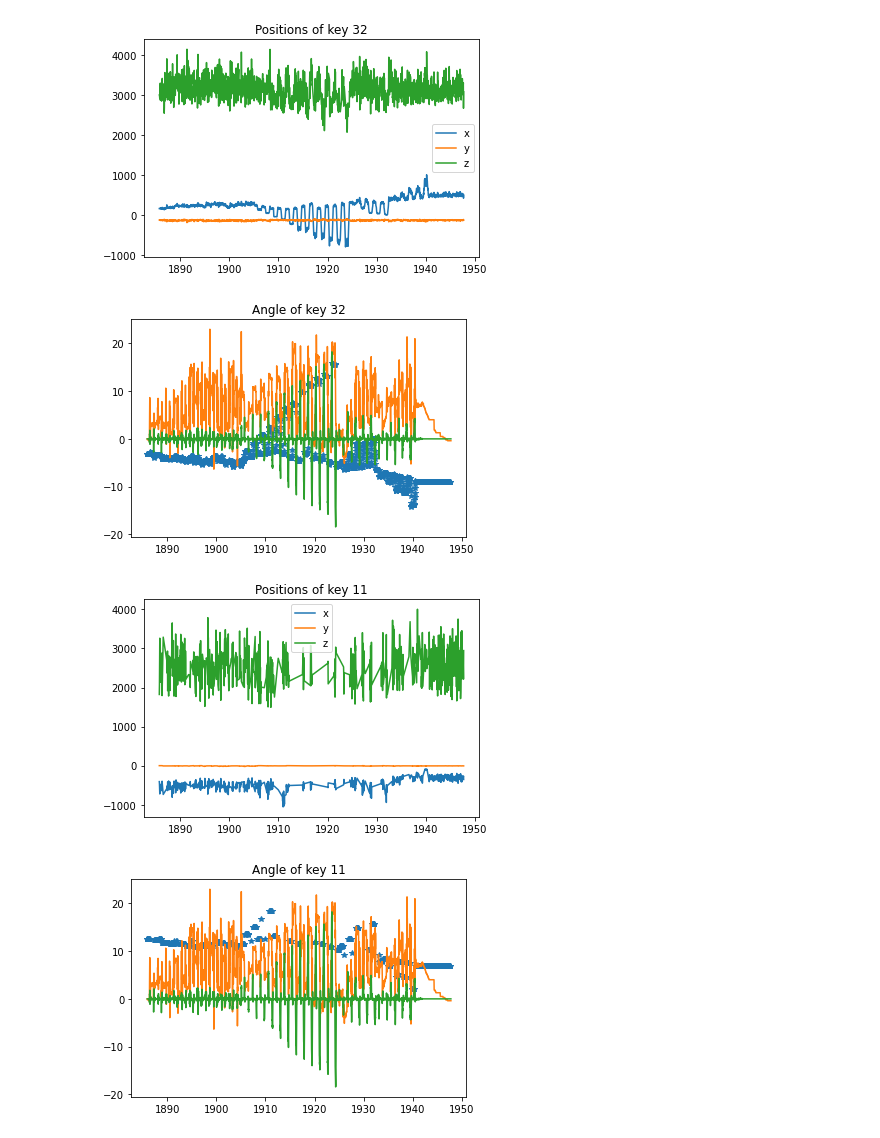
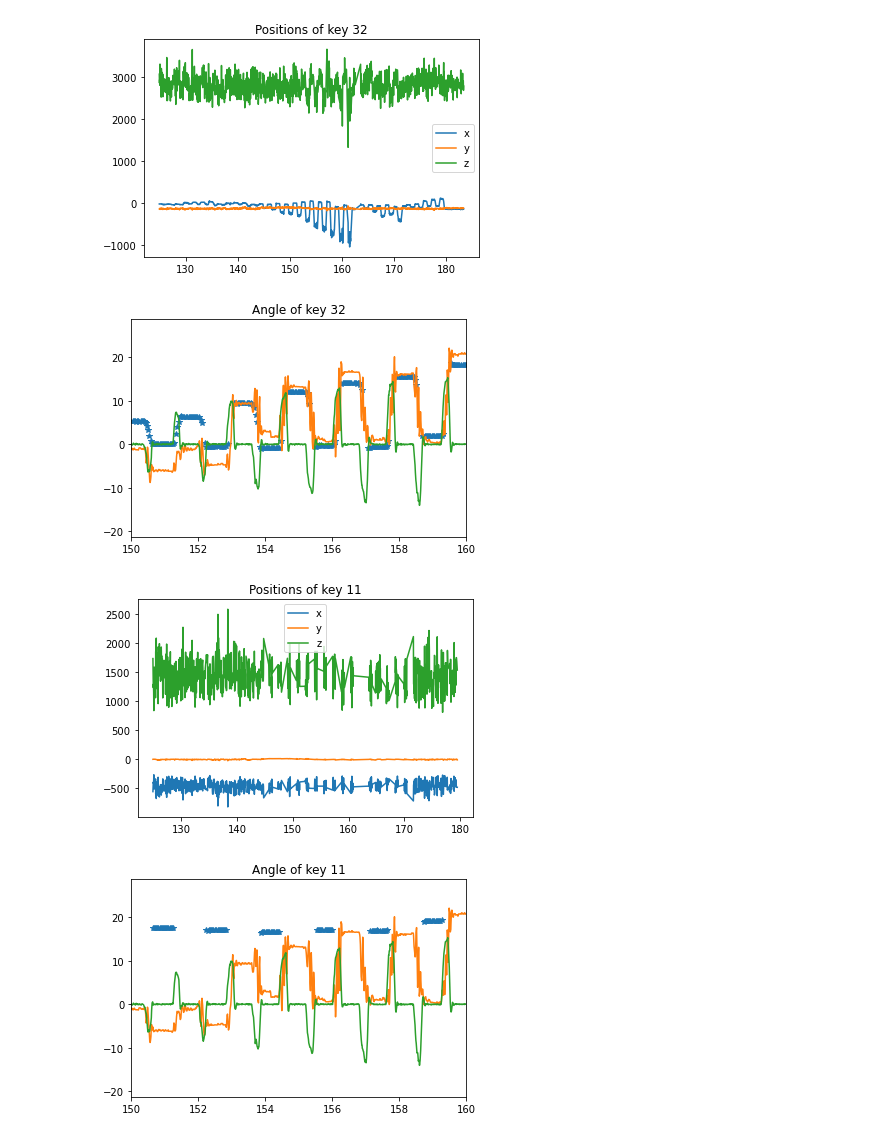
Before and after one commit to grybka/gratbot, a Jupyter notebook: gratbotmk4/notebooks/initial_input_plotting.ipynb, the cells around one changed output. Saved outputs shown, nothing was run; the diff lists cells and outputs as text; code cells hidden in the pictures.

```diff
--- a/gratbotmk4/notebooks/initial_input_plotting.ipynb
+++ b/gratbotmk4/notebooks/initial_input_plotting.ipynb
@@ -2,7 +2,7 @@
 from notebook_log_loading import load_sensor_log_file
 
 #sensor_log,first_timestamp=load_sensor_log_file("../to_study/senw_imu.txt")
-sensor_log,first_timestamp=load_sensor_log_file("../to_study/initial_motion_calibration_2.txt")
+sensor_log,first_timestamp=load_sensor_log_file("../to_study/initial_motion_calibration_3.txt")
 # %%
 
 
@@ -39,9 +39,9 @@ gyro_vecs=[]
 gyro_vec_ts=[]
 gyro_norm=[]
 accel_norm=[]
+delta_t=[]
 for entry in sensor_log:
     if 'packets' in entry:
-
 
 
         #if len(entry['packets'])>1:
@@ -54,16 +54,19 @@ for entry in sensor_log:
                 #rot_vec_ts.append(entry["timestamp"]-first_timestamp- (entry['packets'][-1]["rotation_vector_timestamp"]-packet["rotation_vector_timestamp"]))
                 rot_vec_ts.append(packet["rotation_vector_timestamp"])
                 rot_vecs.append(packet["rotation_vector"])
+                delta_t.append(packet["rotation_vector_timestamp"]-entry["timestamp"])
             if 'acceleration' in packet:
                 #accel_vec_ts.append(entry["timestamp"]-first_timestamp)
                 accel_vec_ts.append(packet["acceleration_timestamp"])
                 accel_vecs.append(packet["acceleration"])
                 accel_norm.append(np.linalg.norm(np.array(packet["acceleration"])))
+                delta_t.append(packet["acceleration_timestamp"]-entry["timestamp"])
             if 'gyroscope' in packet:
                 #gyro_vec_ts.append(entry["timestamp"]-first_timestamp     -(entry['packets'][-1]["gyroscope_timestamp"]-packet["gyroscope_timestamp"]))
                 gyro_vec_ts.append(packet["gyroscope_timestamp"])
                 gyro_vecs.append(packet["gyroscope"])
                 gyro_norm.append( np.linalg.norm(np.array(packet["gyroscope"])))
+                delta_t.append(packet["gyroscope_timestamp"]-entry["timestamp"])
 
 
 rot_vecs=np.array(rot_vecs)
@@ -168,0 +180,26 @@ plt.show()
+# %%
+#try acceleration integrator
+v=np.zeros(3)
+x=np.zeros(3)
+xs=[]
+vs=[]
+ts=[]
+t=accel_vec_ts[0]
+drag=0.2
+for i in range(len(accel_vecs)):
+    dt=accel_vec_ts[i]-t
+    x=x+0.5*v*dt
+    v=v+np.array(accel_vecs[i])*dt-v*drag
+    x=x+0.5*v*dt
+    t=accel_vec_ts[i]
+    xs.append(x)
+    vs.append(x)
+    ts.append(accel_vec_ts[i])
+vs=np.array(vs)
+fig, ax = plt.subplots()
+plt.title("Velocity")
+plt.plot(ts,vs[:,2])
+plt.show()
+plt.title("Position")
+plt.plot(ts,xs)
+plt.show()
@@ -185,37 +225,37 @@ for message in sensor_log:
     if "detections" in message:
         dets=get_unique_tagged_objects(message["detections"],[32,11])
         for key in dets:
             if key not in positions:
                 positions[key]=[]
                 timestamps[key]=[]
             positions[key].append(dets[key]["spatial_array"])
             #timestamps[key].append(message["timestamp"]-first_timestamp)
             timestamps[key].append(message["image_timestamp"])
 for key in positions:
     positions[key]=np.array(positions[key])
 
 for key in positions:
     fig, ax = plt.subplots()
     plt.title("Positions of key {}".format(key))
     #plt.ylim([0,0.5])
     labels=["x","y","z"]
     for i in range(3):
         ax.plot( timestamps[key],positions[key][:,i],label=labels[i])
     plt.legend()
     plt.show()
     fig, ax = plt.subplots()
     plt.title("Angle of key {}".format(key))
     #plt.ylim([0,0.5])
-    #plt.xlim(1922,1926)
+    plt.xlim(150,160)
     ax.plot( timestamps[key],-(360/(2*np.pi))*np.arctan2(positions[key][:,0],positions[key][:,2]) ,'*'           )
     ax.plot( rot_vec_ts,eul_vecs[:,2]-eul_vecs[0,2])
     ax.plot( gyro_vec_ts,10*gyro_vecs[:,0])
 
     plt.show()
 # %% [output]
-[figure, old version]
+[figure, new version]
-[figure, old version]
+[figure, new version]
-[figure, old version]
+[figure, new version]
-[figure, old version]
+[figure, new version]
 # %%
 tstart=None
```
Also changed, not shown: parts of 7 cells of this notebook, 4 other files.
